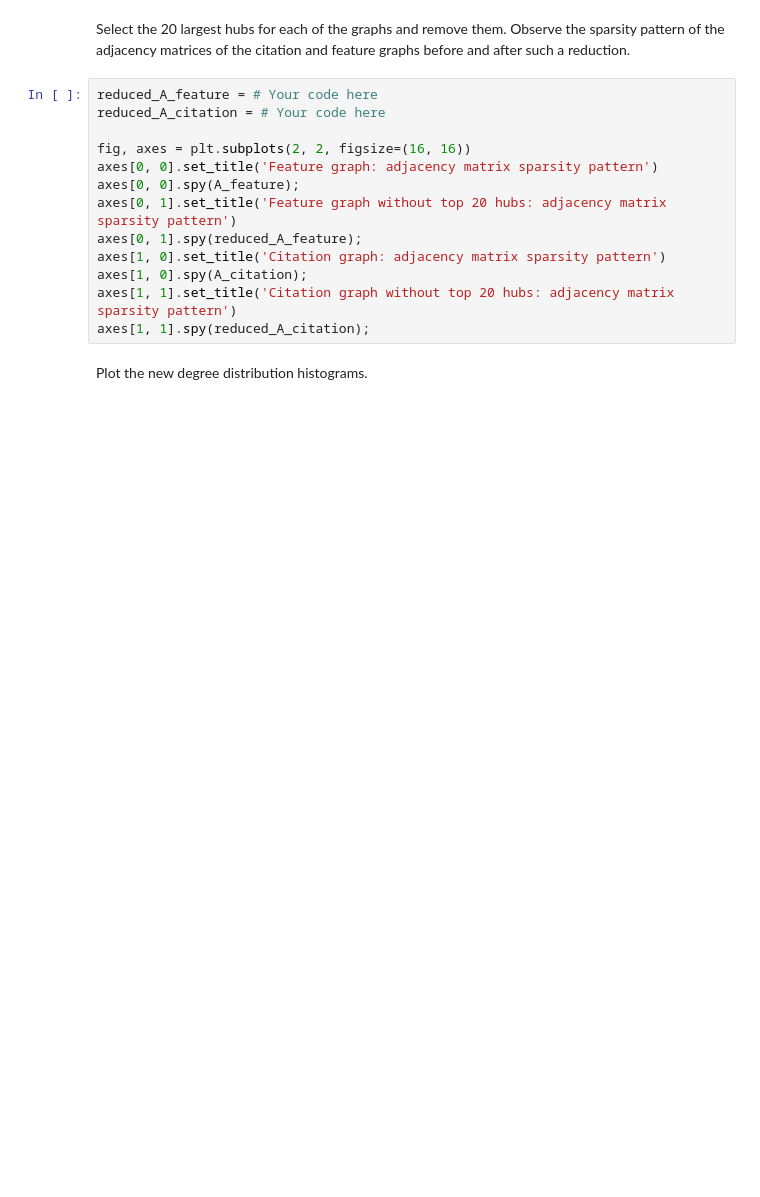
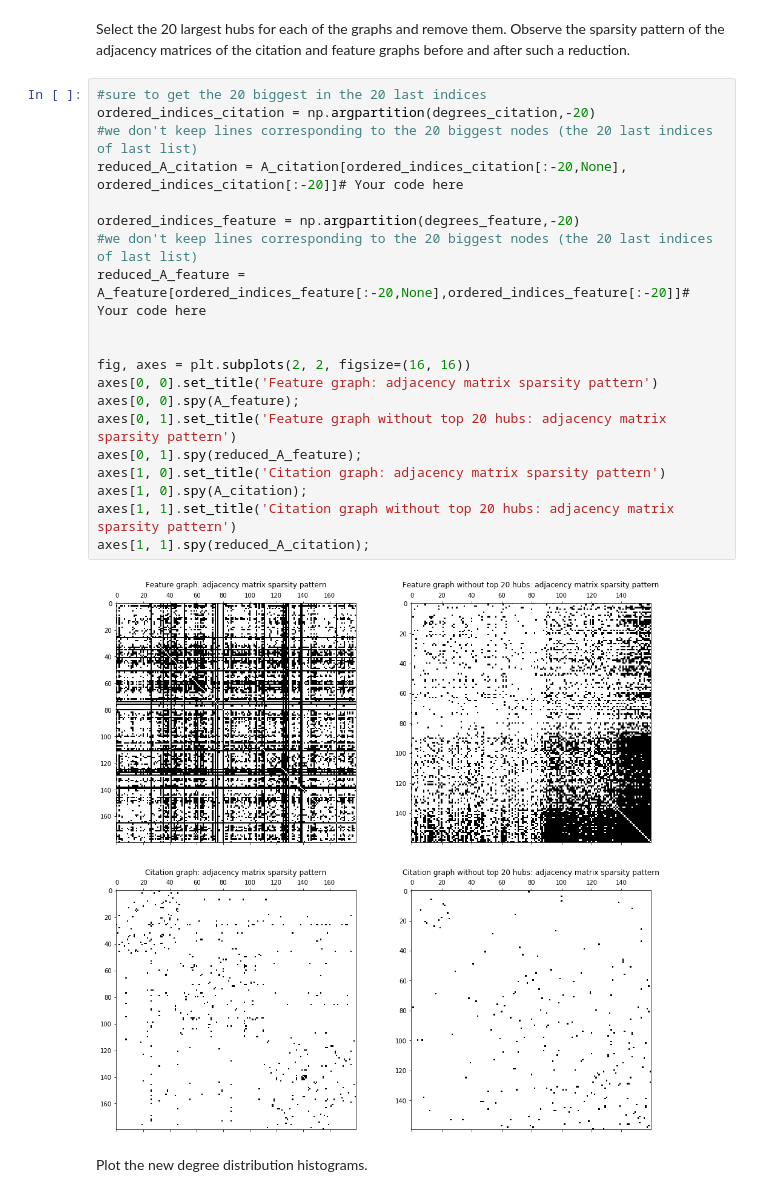
Before and after one commit to FBisch/ntds_2019, a Jupyter notebook: assignments/1_network_science.ipynb, the cells around one changed output. Saved outputs shown, nothing was run; the diff lists cells and outputs as text; blank space fills up the shorter version.

```diff
--- a/assignments/1_network_science.ipynb
+++ b/assignments/1_network_science.ipynb
@@ -215,18 +233,27 @@ Explain the differences in moments between graphs by comparing their degree dist
 # %% [markdown]
 Select the 20 largest hubs for each of the graphs and remove them. Observe the sparsity pattern of the adjacency matrices of the citation and feature graphs before and after such a reduction.
 # %%
-reduced_A_feature = # Your code here
-reduced_A_citation = # Your code here
+#sure to get the 20 biggest in the 20 last indices
+ordered_indices_citation = np.argpartition(degrees_citation,-20)
+#we don't keep lines corresponding to the 20 biggest nodes (the 20 last indices of last list)
+reduced_A_citation = A_citation[ordered_indices_citation[:-20,None], ordered_indices_citation[:-20]]# Your code here
+
+ordered_indices_feature = np.argpartition(degrees_feature,-20)
+#we don't keep lines corresponding to the 20 biggest nodes (the 20 last indices of last list)
+reduced_A_feature = A_feature[ordered_indices_feature[:-20,None],ordered_indices_feature[:-20]]# Your code here
+
 
 fig, axes = plt.subplots(2, 2, figsize=(16, 16))
 axes[0, 0].set_title('Feature graph: adjacency matrix sparsity pattern')
 axes[0, 0].spy(A_feature);
 axes[0, 1].set_title('Feature graph without top 20 hubs: adjacency matrix sparsity pattern')
 axes[0, 1].spy(reduced_A_feature);
 axes[1, 0].set_title('Citation graph: adjacency matrix sparsity pattern')
 axes[1, 0].spy(A_citation);
 axes[1, 1].set_title('Citation graph without top 20 hubs: adjacency matrix sparsity pattern')
 axes[1, 1].spy(reduced_A_citation);
+# %% [output]
+[figure, added]
 # %% [markdown]
 Plot the new degree distribution histograms.
 # %%
```
Also changed, not shown: parts of 19 cells of this notebook.
